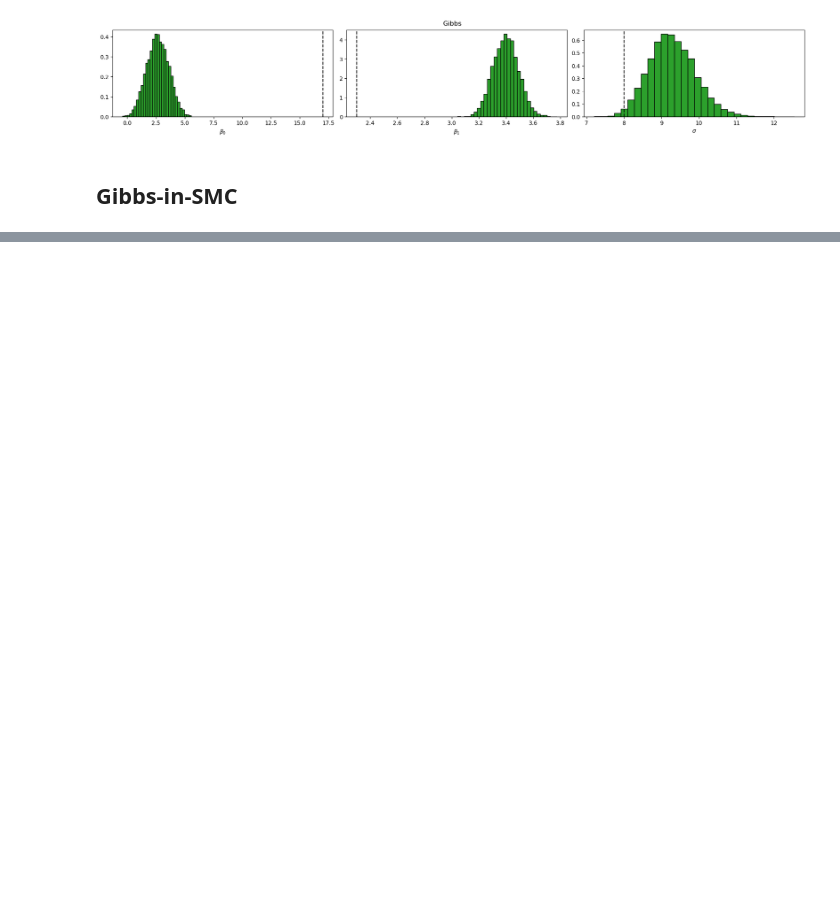
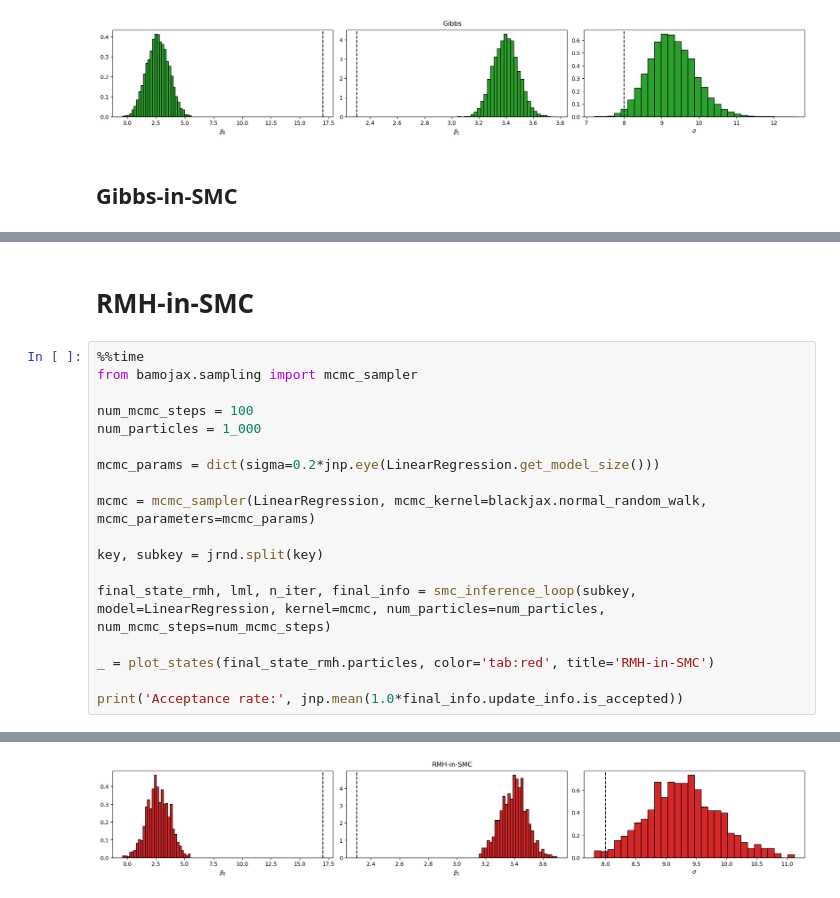
Before and after one commit to UncertaintyInComplexSystems/bamojax, a Jupyter notebook: bamojax/examples/toy_examples/linear_regression.ipynb, the cells around one changed output, grey strips where cells are left out. Drawn from its saved outputs; the diff is of its cells as text; blank space fills up the shorter version.

```diff
--- a/bamojax/examples/toy_examples/linear_regression.ipynb
+++ b/bamojax/examples/toy_examples/linear_regression.ipynb
@@ -249,0 +252,21 @@ Wall time: 6.69 s
+# %% [markdown]
+# RMH-in-SMC
+# %%
+%%time
+from bamojax.sampling import mcmc_sampler
+
+num_mcmc_steps = 100
+num_particles = 1_000
+
+mcmc_params = dict(sigma=0.2*jnp.eye(LinearRegression.get_model_size()))
+
+mcmc = mcmc_sampler(LinearRegression, mcmc_kernel=blackjax.normal_random_walk, mcmc_parameters=mcmc_params)
+
+key, subkey = jrnd.split(key)
+
+final_state_rmh, lml, n_iter, final_info = smc_inference_loop(subkey, model=LinearRegression, kernel=mcmc, num_particles=num_particles, num_mcmc_steps=num_mcmc_steps)
+
+_ = plot_states(final_state_rmh.particles, color='tab:red', title='RMH-in-SMC')
+
+print('Acceptance rate:', jnp.mean(1.0*final_info.update_info.is_accepted))
+# %% [output]
@@ -250 +276,2 @@ Wall time: 6.69 s
+[figure, added]
 # %%
```
Also changed, not shown: parts of 9 cells of this notebook, 5 other files.
